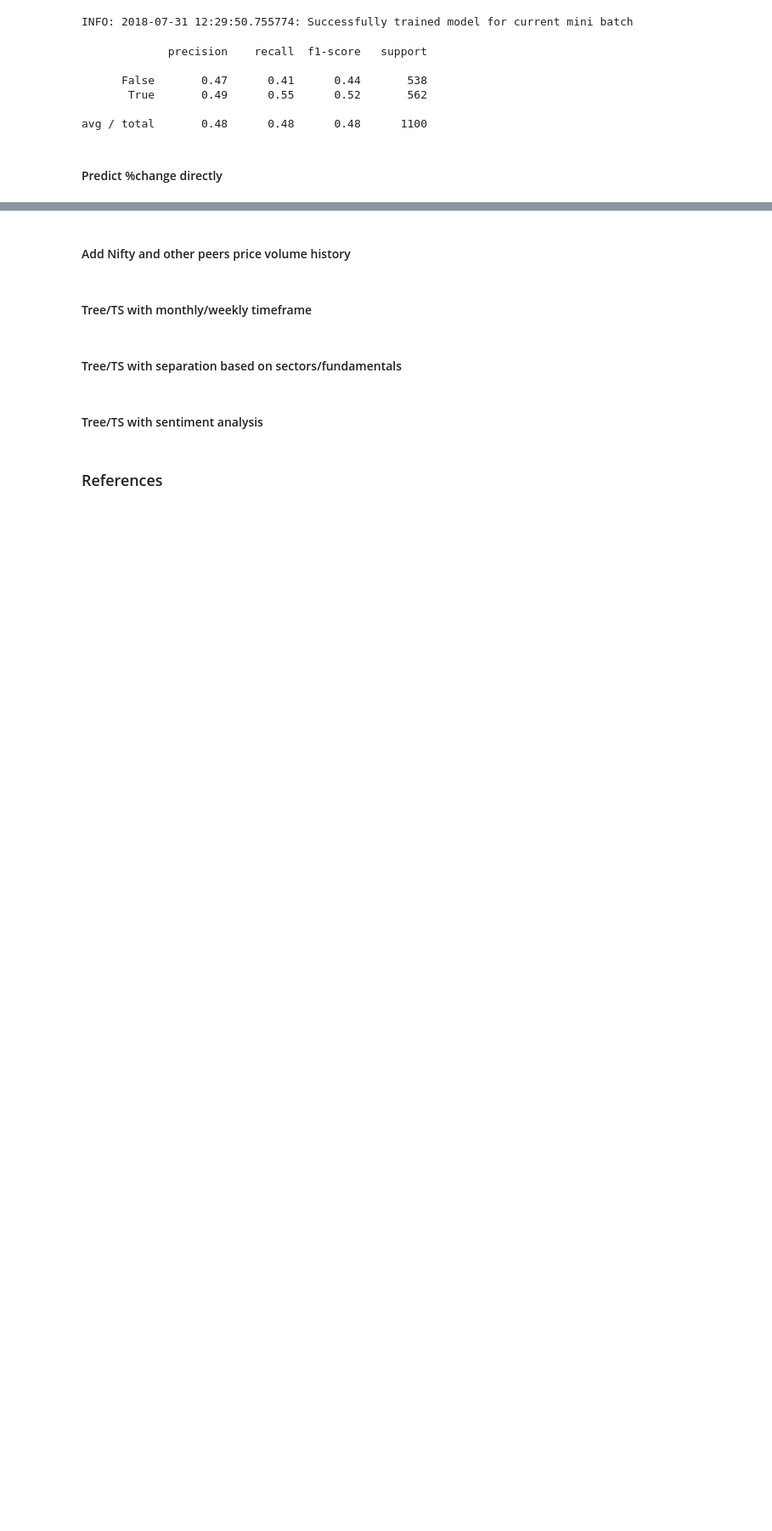
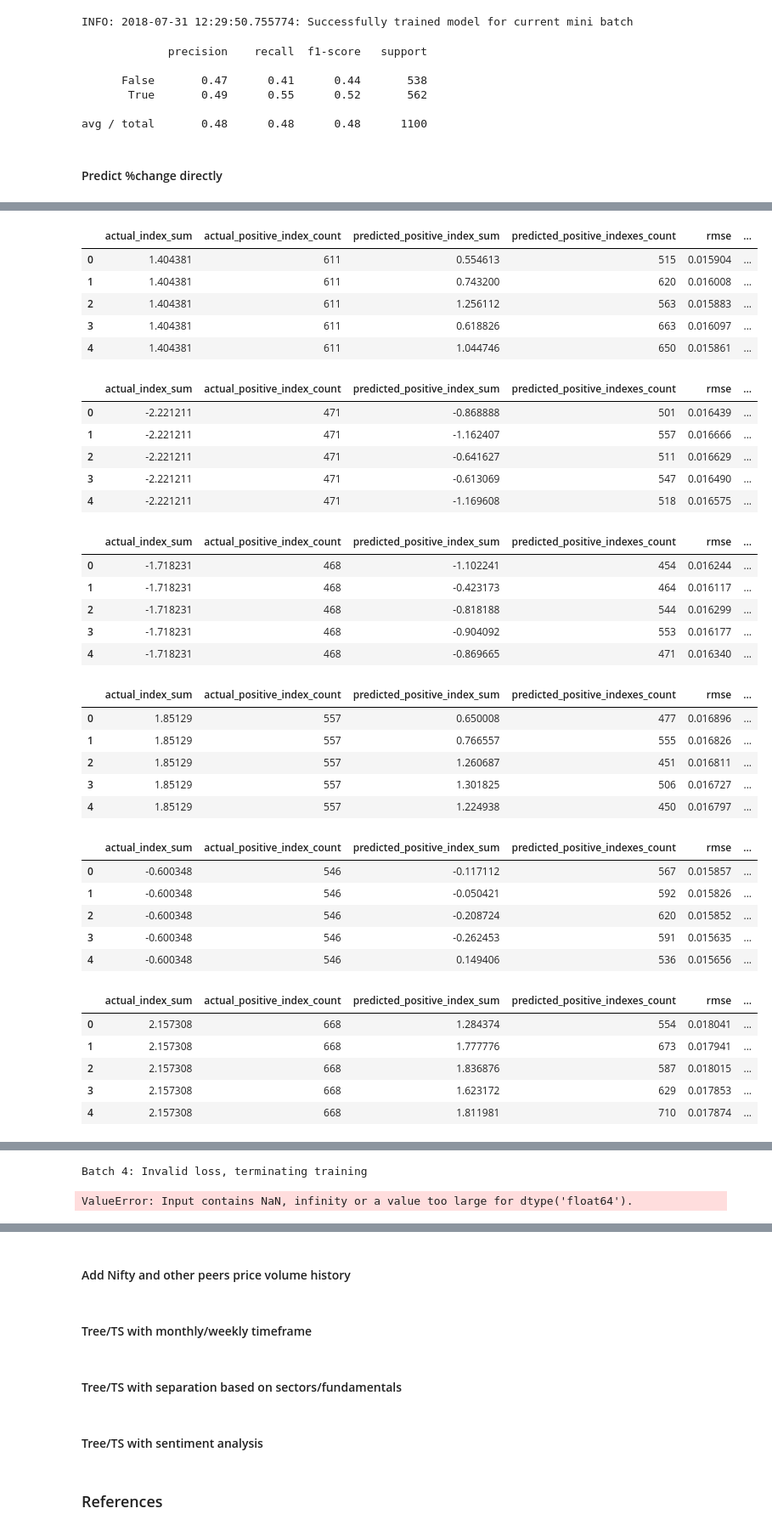
Before and after one commit to faizanahemad/data-science-utils, a Jupyter notebook: data_science_utils/financial/Price Prediction.ipynb, the cells around one changed output, grey strips where cells are left out. Shown: that part at 85% size. Drawn from its saved outputs; the diff is of its cells as text; code cells hidden in the pictures; blank space fills up the shorter version.

```diff
--- a/data_science_utils/financial/Price Prediction.ipynb
+++ b/data_science_utils/financial/Price Prediction.ipynb
@@ -1111,0 +1193,39 @@ XGBRegressor(base_score=0.5, booster='gbtree', colsample_bylevel=1,
+# %%
+results = run_configurations(configs)
+# %% [output]
+|  | actual_index_sum | actual_positive_index_count | predicted_positive_index_sum | predicted_positive_indexes_count | rmse | ... |
+| 0 | 1.404381 | 611 | 0.554613 | 515 | 0.015904 | ... |
+| 1 | 1.404381 | 611 | 0.743200 | 620 | 0.016008 | ... |
+| 2 | 1.404381 | 611 | 1.256112 | 563 | 0.015883 | ... |
+| 3 | 1.404381 | 611 | 0.618826 | 663 | 0.016097 | ... |
+| 4 | 1.404381 | 611 | 1.044746 | 650 | 0.015861 | ... |
+|  | actual_index_sum | actual_positive_index_count | predicted_positive_index_sum | predicted_positive_indexes_count | rmse | ... |
+| 0 | -2.221211 | 471 | -0.868888 | 501 | 0.016439 | ... |
+| 1 | -2.221211 | 471 | -1.162407 | 557 | 0.016666 | ... |
+| 2 | -2.221211 | 471 | -0.641627 | 511 | 0.016629 | ... |
+| 3 | -2.221211 | 471 | -0.613069 | 547 | 0.016490 | ... |
+| 4 | -2.221211 | 471 | -1.169608 | 518 | 0.016575 | ... |
+|  | actual_index_sum | actual_positive_index_count | predicted_positive_index_sum | predicted_positive_indexes_count | rmse | ... |
+| 0 | -1.718231 | 468 | -1.102241 | 454 | 0.016244 | ... |
+| 1 | -1.718231 | 468 | -0.423173 | 464 | 0.016117 | ... |
+| 2 | -1.718231 | 468 | -0.818188 | 544 | 0.016299 | ... |
+| 3 | -1.718231 | 468 | -0.904092 | 553 | 0.016177 | ... |
+| 4 | -1.718231 | 468 | -0.869665 | 471 | 0.016340 | ... |
+|  | actual_index_sum | actual_positive_index_count | predicted_positive_index_sum | predicted_positive_indexes_count | rmse | ... |
+| 0 | 1.85129 | 557 | 0.650008 | 477 | 0.016896 | ... |
+| 1 | 1.85129 | 557 | 0.766557 | 555 | 0.016826 | ... |
+| 2 | 1.85129 | 557 | 1.260687 | 451 | 0.016811 | ... |
+| 3 | 1.85129 | 557 | 1.301825 | 506 | 0.016727 | ... |
+| 4 | 1.85129 | 557 | 1.224938 | 450 | 0.016797 | ... |
+|  | actual_index_sum | actual_positive_index_count | predicted_positive_index_sum | predicted_positive_indexes_count | rmse | ... |
+| 0 | -0.600348 | 546 | -0.117112 | 567 | 0.015857 | ... |
+| 1 | -0.600348 | 546 | -0.050421 | 592 | 0.015826 | ... |
+| 2 | -0.600348 | 546 | -0.208724 | 620 | 0.015852 | ... |
+| 3 | -0.600348 | 546 | -0.262453 | 591 | 0.015635 | ... |
+| 4 | -0.600348 | 546 | 0.149406 | 536 | 0.015656 | ... |
+|  | actual_index_sum | actual_positive_index_count | predicted_positive_index_sum | predicted_positive_indexes_count | rmse | ... |
+| 0 | 2.157308 | 668 | 1.284374 | 554 | 0.018041 | ... |
+| 1 | 2.157308 | 668 | 1.777776 | 673 | 0.017941 | ... |
+| 2 | 2.157308 | 668 | 1.836876 | 587 | 0.018015 | ... |
+| 3 | 2.157308 | 668 | 1.623172 | 629 | 0.017853 | ... |
+| 4 | 2.157308 | 668 | 1.811981 | 710 | 0.017874 | ... |
@@ -1111,0 +1250,2 @@ XGBRegressor(base_score=0.5, booster='gbtree', colsample_bylevel=1,
+Batch 4: Invalid loss, terminating training
+ValueError: Input contains NaN, infinity or a value too large for dtype('float64').
```
Also changed, not shown: parts of 25 cells of this notebook.
